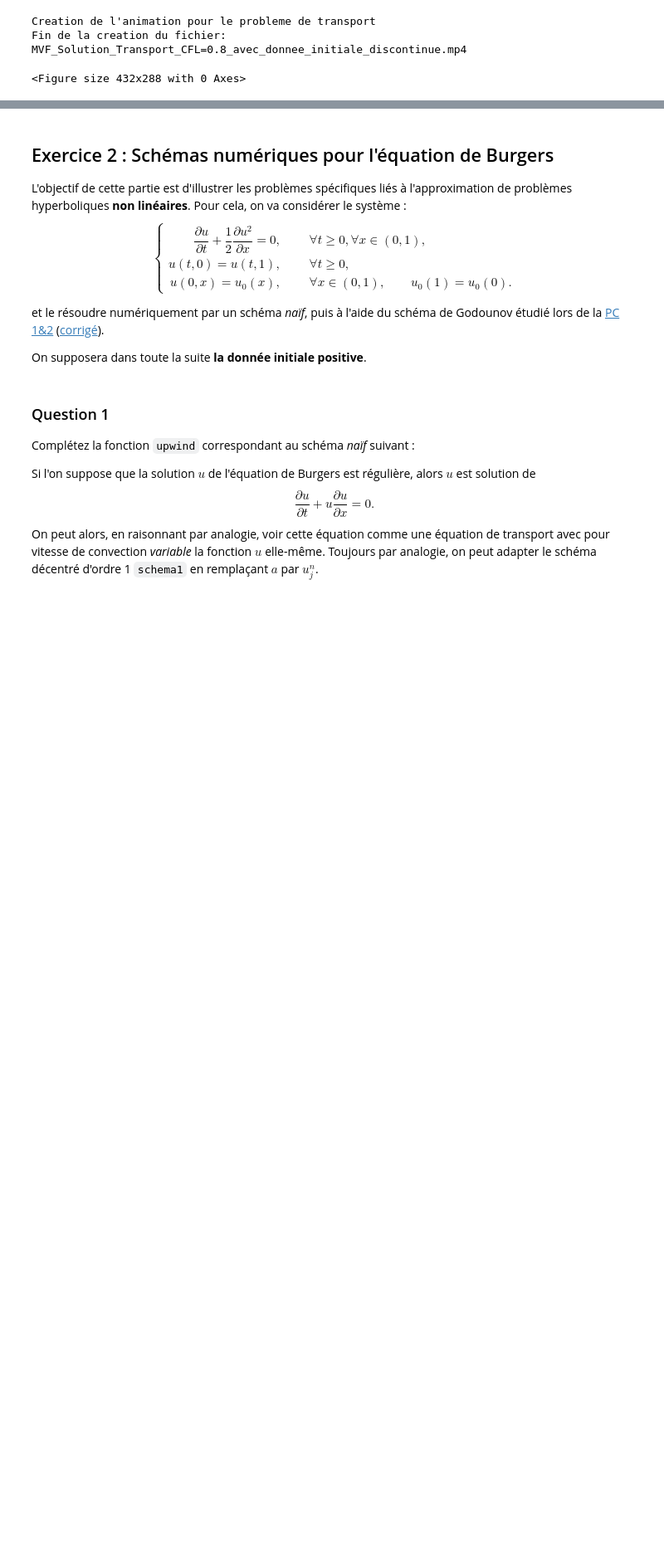
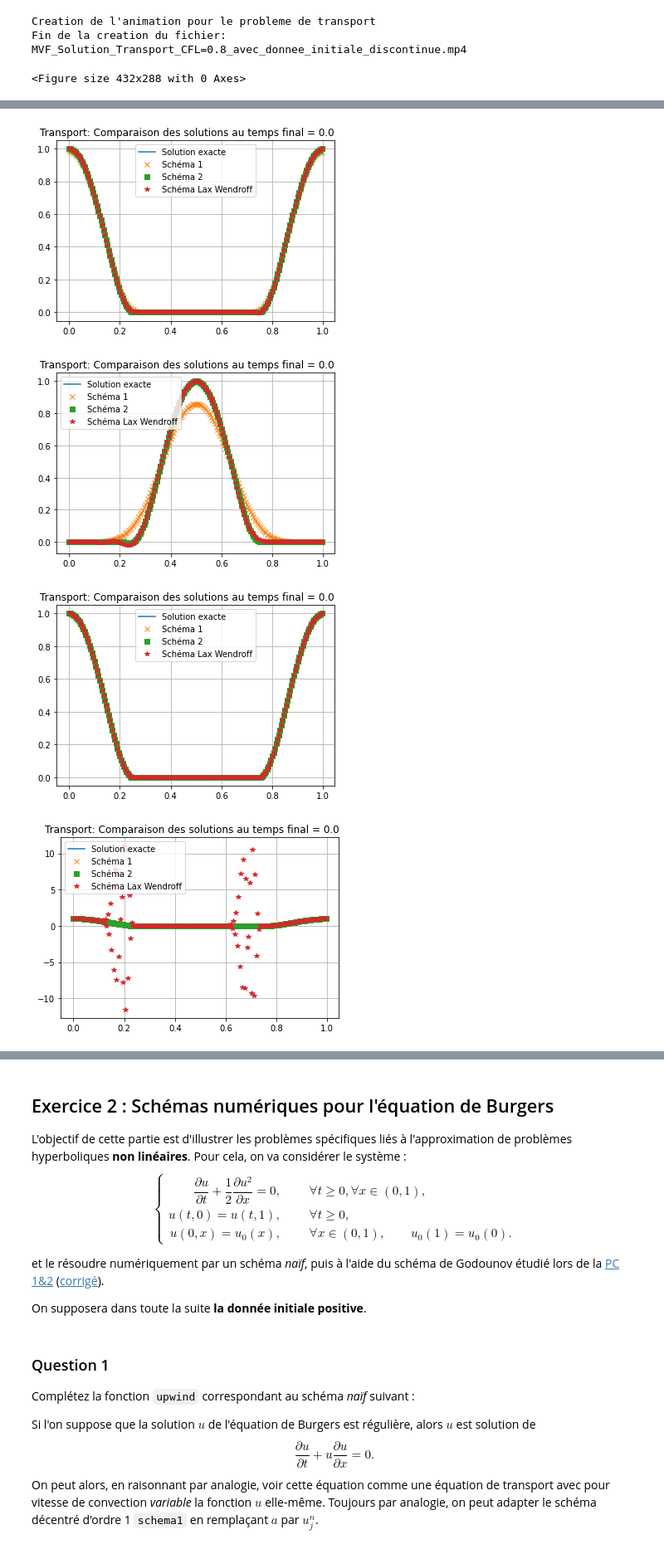
Before and after one commit to Creelle/BE_math, a Jupyter notebook: Notebook_BE_MVF_Eleve.ipynb, the cells around one changed output, grey strips where cells are left out. Shown at 83% size. Saved outputs shown, nothing was run; the diff lists cells and outputs as text; code cells hidden in the pictures; blank space fills up the shorter version.

```diff
--- a/Notebook_BE_MVF_Eleve.ipynb
+++ b/Notebook_BE_MVF_Eleve.ipynb
@@ -416,22 +375,3 @@ def schemaLW(a, J, lambda_s, tf, U0):
 #
 # Fin question 4
 #
-
-a = 1
-J = 10
-lambda_s = 1
-tf = 10
-x = np.linspace(0,10,J)
-U_sol,time = solution_exacte_transport(a,J,lambda_s,tf, x,False)
-
-plt.figure()
-plt.plot(x,U_sol[:,3],'-b')
-
-U,time = schemaLW(a, J, lambda_s, tf, U_sol[:,0])
-
-plt.plot(x,U[:,3],'-r')
-plt.title("Preliminary test")
-plt.xlabel("x")
-plt.ylabel("u")
-plt.grid("ON")
-plt.show()
@@ -633,0 +705,39 @@ Réponse :
+# %%
+###################################
+# Illustration question 8 #
+###################################
+#
+# Question 8
+#
+
+a        = 1.       # Vitesse de propagation
+J        = 200      # Nombre d'intervalles de discrétisation en espace
+lambda_s = 0.8     # Nombre CFL = a * dt / dx
+tf       = 0.5      # Temps final
+
+
+# A 8.a)
+
+driver_mvf_transport2(a,J,lambda_s,tf,False)
+
+# tf plus grand
+driver_mvf_transport2(a,J,lambda_s,10*tf,False)
+
+#limite de stabilité de CFL 8.a)
+driver_mvf_transport2(a,J,lambda_s*1.25,tf,False)
+driver_mvf_transport2(a,J,lambda_s*1.3,tf,False)
+
+
+# 8.c) a negatif
+driver_mvf_transport2(-a,J,lambda_s,tf,False)
+driver_mvf_transport3(-a,J,lambda_s,tf,False)#lax wendroff seulement
+
+
+#
+# Fin question 7
+#
+# %% [output]
+[figure, added]
+[figure, added]
+[figure, added]
+[figure, added]
```
Also changed, not shown: parts of 10 cells of this notebook.
